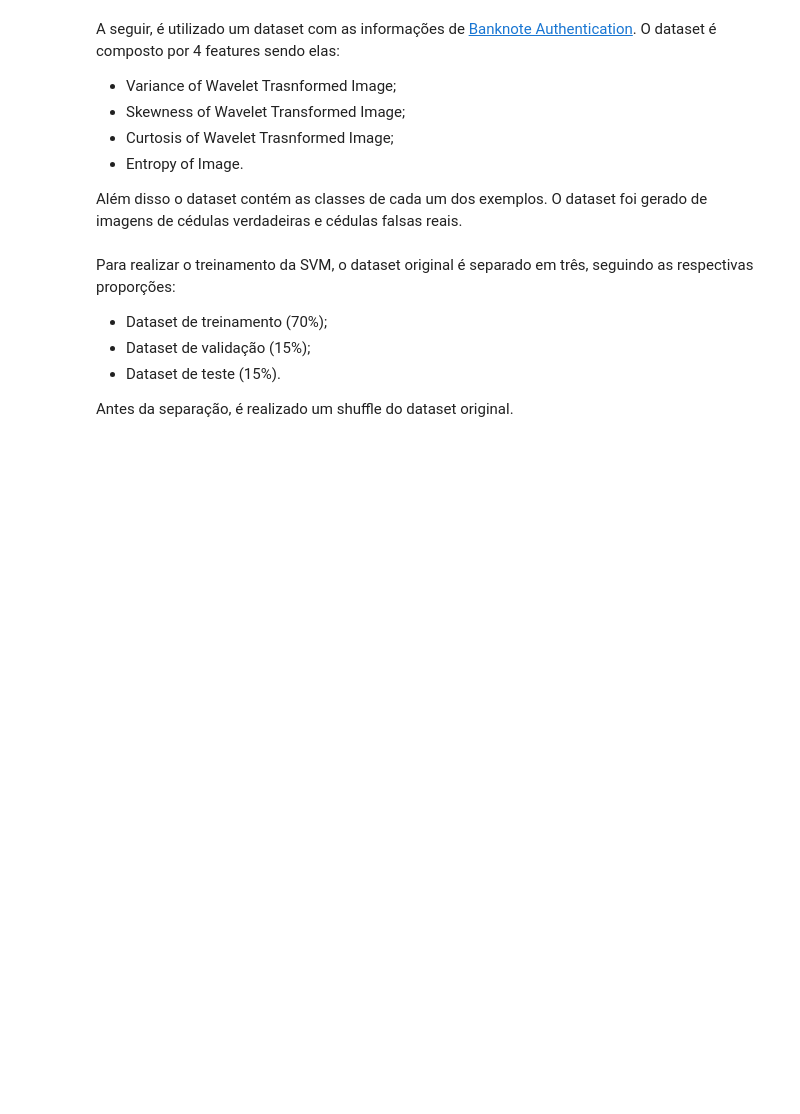
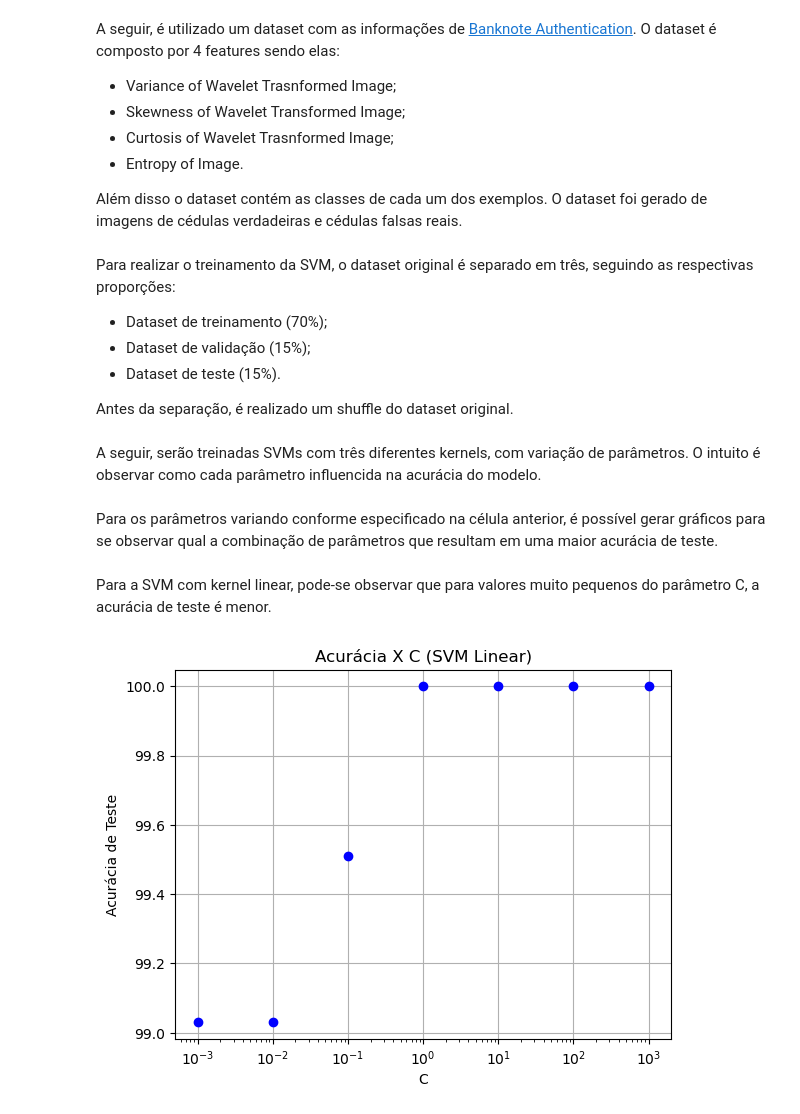
Before and after one commit to HenriqueTogo/machine-learning, a Jupyter notebook: Lista04/q03_lista_04_231111280.ipynb, the cells around one changed output. Saved outputs shown, nothing was run; the diff lists cells and outputs as text; code cells hidden in the pictures; blank space fills up the shorter version.

```diff
--- a/Lista04/q03_lista_04_231111280.ipynb
+++ b/Lista04/q03_lista_04_231111280.ipynb
@@ -172,6 +175,3 @@ y_validation = np.array(y[train_len : train_len + validation_len])
 
 X_test = np.array(X[train_len + validation_len: dataset_len])
 y_test = np.array(y[train_len + validation_len: dataset_len])
-# %%
-svm = SVC(kernel='linear')
-svm.fit(X_train, y_train)
@@ -196,0 +178,50 @@ plt.show()
+# %% [markdown]
+A seguir, serão treinadas SVMs com três diferentes kernels, com variação de parâmetros. O intuito é observar como cada parâmetro influencida na acurácia do modelo.
+# %%
+c = [0.001, 0.01, 0.1, 1, 10, 100, 1000]
+gamma = [0.001, 0.01, 0.1, 1, 10, 100, 1000]
+degree = [1, 2, 3, 4, 5, 6, 7]
+
+acc_matrix_linear = np.zeros(len(c))
+acc_matrix_poly = np.zeros((len(c), len(gamma)))
+acc_matrix_rbf = np.zeros((len(c), len(degree)))
+
+# Treinamento Linear
+for i in range(len(c)):
+    svm_linear = SVC(C=c[i], kernel='linear')
+    svm_linear.fit(X_train, y_train)
+    y_pred_train_linear = svm_linear.predict(X_train)
+    y_pred_validation_linear = svm_linear.predict(X_validation)
+    y_pred_test_linear = svm_linear.predict(X_test)
+    acc_matrix_linear[i] = acc(y_test, y_pred_test_linear)
+
+for i in range(len(c)):
+    for j in range(len(degree)):
+        svm_poly = SVC(C=c[i], degree=degree[j], kernel='poly')
+        svm_poly.fit(X_train, y_train)
+        y_pred_train_poly = svm_poly.predict(X_train)
+        y_pred_validation_poly = svm_poly.predict(X_validation)
+        y_pred_test_poly = svm_poly.predict(X_test)
+        acc_matrix_poly[i, j] = acc(y_test, y_pred_test_poly)
+
+for i in range(len(c)):
+    for j in range(len(gamma)):
+        svm_rbf = SVC(C=c[i], gamma=gamma[j], kernel='rbf')
+        svm_rbf.fit(X_train, y_train)
+        y_pred_train_rbf = svm_rbf.predict(X_train)
+        y_pred_validation_rbf = svm_rbf.predict(X_validation)
+        y_pred_test_rbf = svm_rbf.predict(X_test)
+        acc_matrix_rbf[i, j] = acc(y_test, y_pred_test_rbf)
+# %% [markdown]
+Para os parâmetros variando conforme especificado na célula anterior, é possível gerar gráficos para se observar qual a combinação de parâmetros que resultam em uma maior acurácia de teste.
+# %% [markdown]
+Para a SVM com kernel linear, pode-se observar que para valores muito pequenos do parâmetro C, a acurácia de teste é menor.
+# %%
+plt.semilogx(c, acc_matrix_linear, 'bo')
+plt.xlabel('C')
+plt.ylabel('Acurácia de Teste')
+plt.grid()
+plt.title('Acurácia X C (SVM Linear)')
+plt.show()
+# %% [output]
+[figure, added]
```
Also changed, not shown: parts of 11 cells of this notebook.
